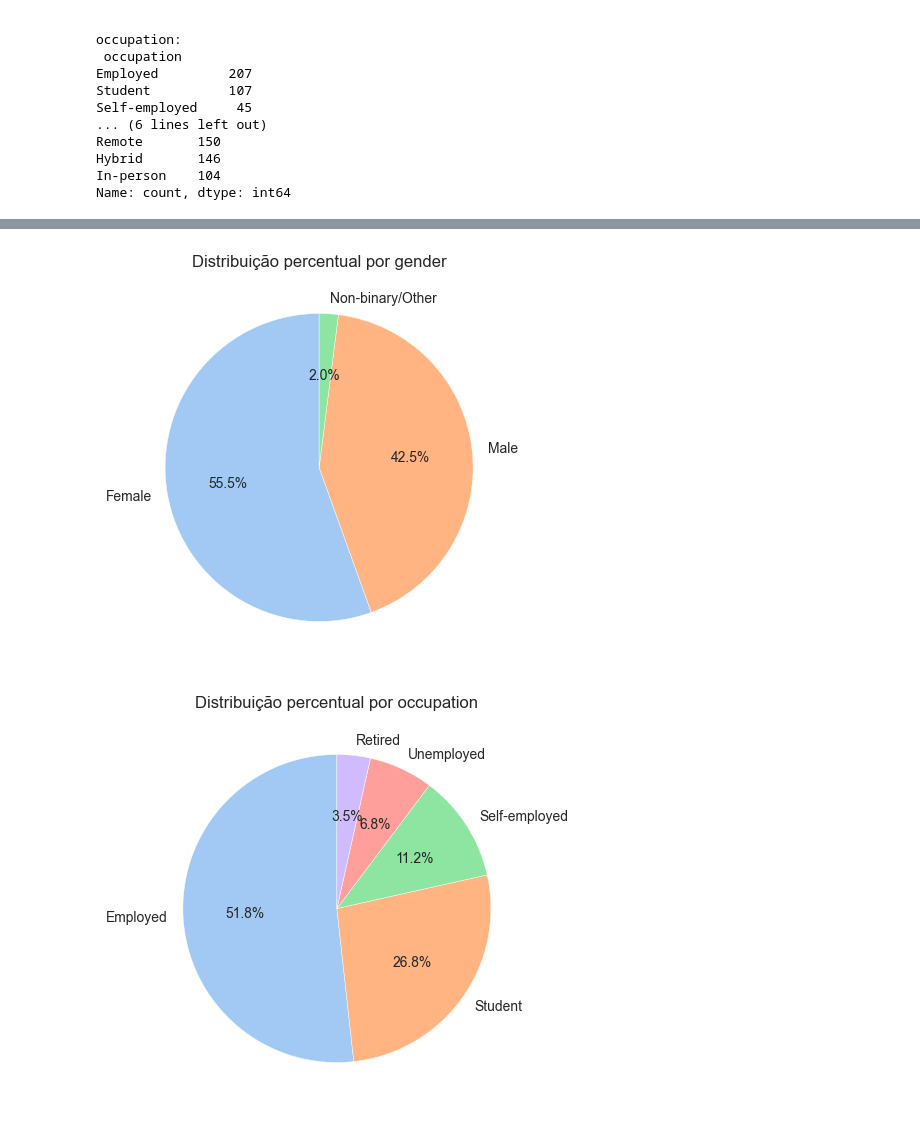
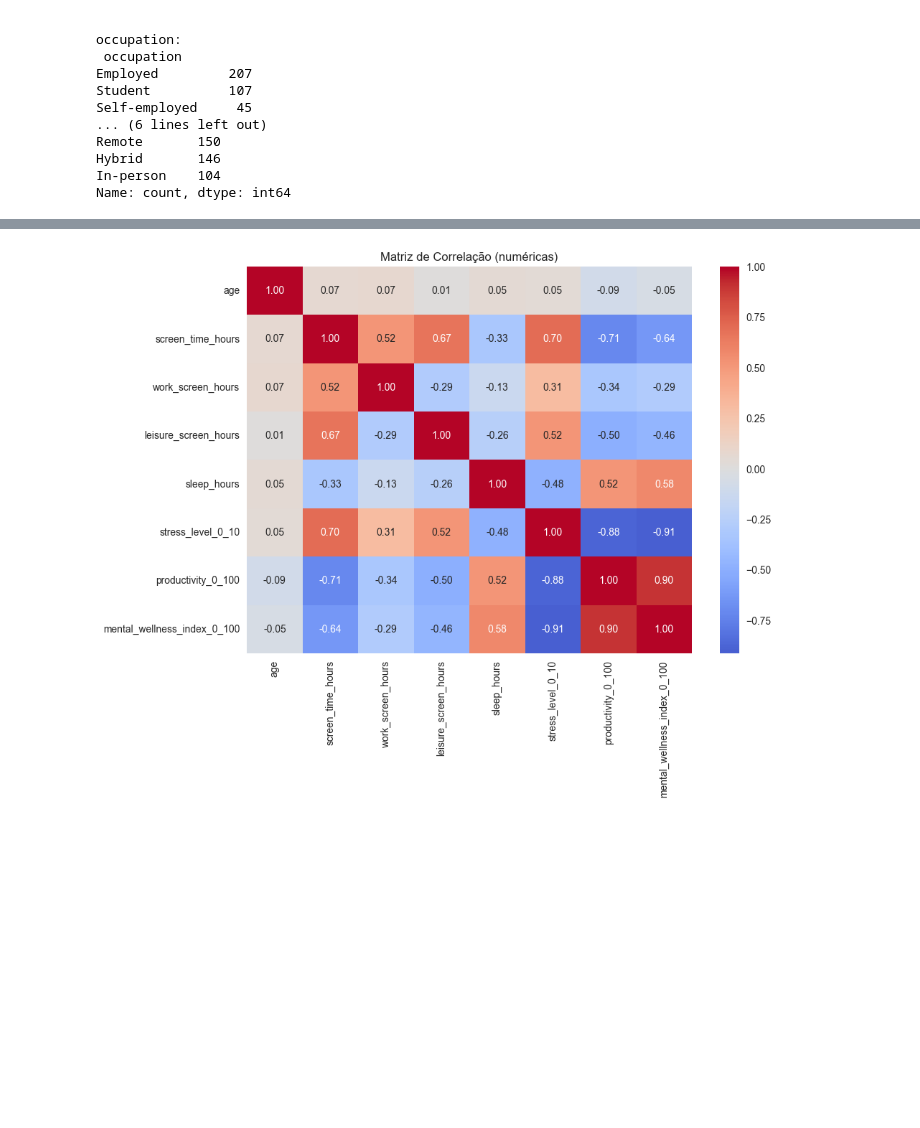
Before and after one commit to Castropt27/AUSE, a Jupyter notebook: Notebooks/01_analise_exploratoria.ipynb, the cells around one changed output, grey strips where cells are left out. Cells and saved outputs as stored; diff of their text form; code cells hidden in the pictures; blank space fills up the shorter version.

```diff
--- a/Notebooks/01_analise_exploratoria.ipynb
+++ b/Notebooks/01_analise_exploratoria.ipynb
@@ -33,16 +33,14 @@ memory usage: 50.1+ KB
 # remover colunas vazias tipo Unnamed
 df = df.loc[:, ~df.columns.str.contains("^Unnamed", na=False)]
 
-# normalizar nomes de colunas
-df.columns = (
-    df.columns.str.strip()
-    .str.replace(r"\s+", "_", regex=True)
-    .str.replace(r"[^\w_]", "", regex=True)
-    .str.lower()
-)
+# normalizar nomes
+df.columns = (df.columns.str.strip()
+              .str.replace(r"\s+", "_", regex=True)
+              .str.replace(r"[^\w_]", "", regex=True)
+              .str.lower())
 
-# ver valores únicos das categóricas
-for col in ["gender","occupation","work_mode"]:
+# olhar para as categóricas principais
+for col in ["gender", "occupation", "work_mode"]:
     if col in df.columns:
         print(f"\n{col}:\n", df[col].value_counts())
 # %% [output]
@@ -66,8 +64,12 @@ Name: count, dtype: int64
 # %%
 num_cols = [c for c in [
     "age","screen_time_hours","work_screen_hours","leisure_screen_hours",
+    "sleep_hours","stress_level_0_10",
     "productivity_0_100","mental_wellness_index_0_100"
 ] if c in df.columns]
 
-df[num_cols].describe()
+cat_cols = [c for c in ["gender","occupation","work_mode"] if c in df.columns]
+
+print("Numéricas:", num_cols)
+print("Categóricas:", cat_cols)
 # %% [output]
@@ -112,18 +130,7 @@ for col in ["gender","occupation","work_mode"]:
 # %%
-for col in ["gender","occupation","work_mode"]:
-    if col in df.columns:
-        plt.figure(figsize=(5,5))
-        data = df[col].value_counts()
-        plt.pie(
-            data.values,
-            labels=data.index,
-            autopct="%1.1f%%",
-            startangle=90,
-            colors=sns.color_palette("pastel"),
-            wedgeprops={"edgecolor": "white"}
-        )
-        plt.title(f"Distribuição percentual por {col}")
-        plt.show()
+plt.figure(figsize=(10,7))
+sns.heatmap(df[num_cols].corr(numeric_only=True), annot=True, fmt=".2f", cmap="coolwarm", center=0)
+plt.title("Matriz de Correlação (numéricas)")
+plt.show()
 # %% [output]
-[figure, old version]
+[figure, new version]
-[figure, removed]
```
Also changed, not shown: parts of 10 cells of this notebook, 2 other files.
